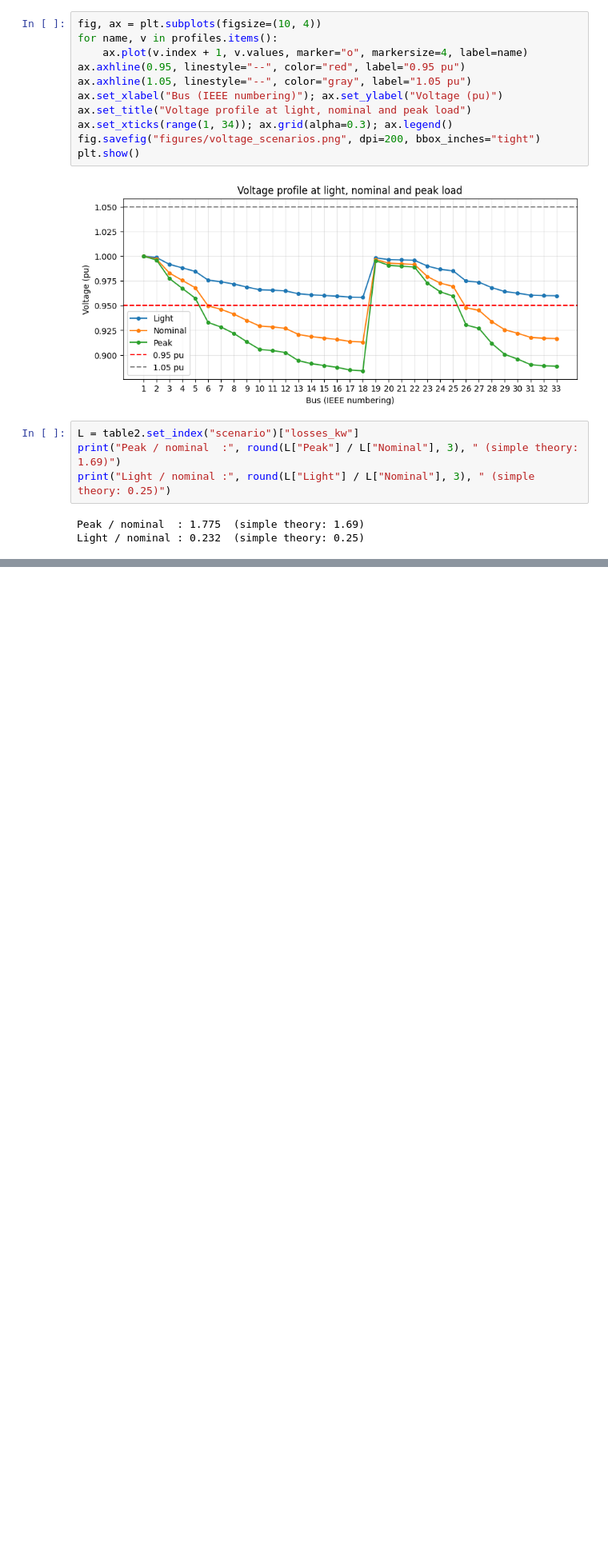
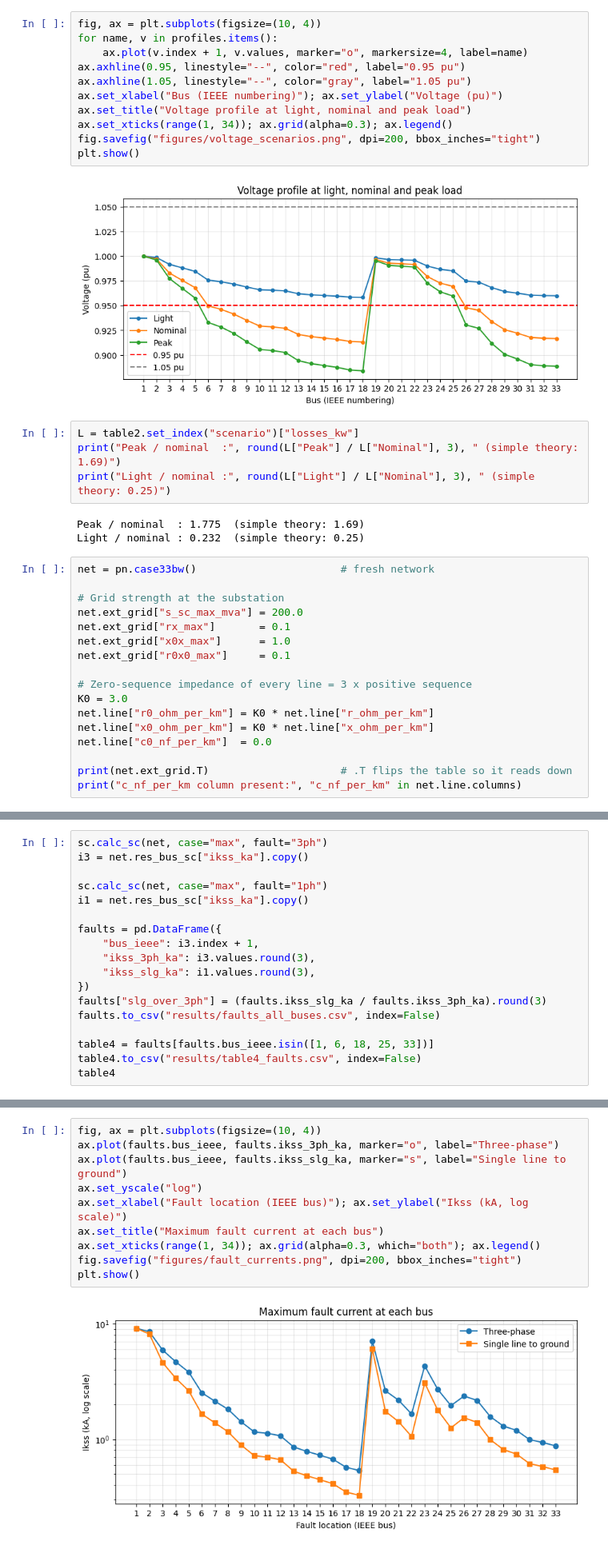
Before and after one commit to yilunge6-cyber/p6-ieee33-loadflow, a Jupyter notebook: notebooks/p6_analysis.ipynb, the cells around one changed output, grey strips where cells are left out. Shown at 80% size. Cells and saved outputs as stored; diff of their text form; blank space fills up the shorter version.

Commit message:
Day 4: fault study

```diff
--- a/notebooks/p6_analysis.ipynb
+++ b/notebooks/p6_analysis.ipynb
@@ -202,3 +202,20 @@ print("Light / nominal :", round(L["Light"] / L["Nominal"], 3), " (simple theory
 # %% [output]
 Peak / nominal  : 1.775  (simple theory: 1.69)
 Light / nominal : 0.232  (simple theory: 0.25)
+# %%
+net = pn.case33bw()                       # fresh network
+
+# Grid strength at the substation
+net.ext_grid["s_sc_max_mva"] = 200.0
+net.ext_grid["rx_max"]       = 0.1
+net.ext_grid["x0x_max"]      = 1.0
+net.ext_grid["r0x0_max"]     = 0.1
+
+# Zero-sequence impedance of every line = 3 x positive sequence
+K0 = 3.0
+net.line["r0_ohm_per_km"] = K0 * net.line["r_ohm_per_km"]
+net.line["x0_ohm_per_km"] = K0 * net.line["x_ohm_per_km"]
+net.line["c0_nf_per_km"]  = 0.0
+
+print(net.ext_grid.T)                     # .T flips the table so it reads down
+print("c_nf_per_km column present:", "c_nf_per_km" in net.line.columns)
@@ -204,0 +239,18 @@ Light / nominal : 0.232  (simple theory: 0.25)
+# %%
+sc.calc_sc(net, case="max", fault="3ph")
+i3 = net.res_bus_sc["ikss_ka"].copy()
+
+sc.calc_sc(net, case="max", fault="1ph")
+i1 = net.res_bus_sc["ikss_ka"].copy()
+
+faults = pd.DataFrame({
+    "bus_ieee": i3.index + 1,
+    "ikss_3ph_ka": i3.values.round(3),
+    "ikss_slg_ka": i1.values.round(3),
+})
+faults["slg_over_3ph"] = (faults.ikss_slg_ka / faults.ikss_3ph_ka).round(3)
+faults.to_csv("results/faults_all_buses.csv", index=False)
+
+table4 = faults[faults.bus_ieee.isin([1, 6, 18, 25, 33])]
+table4.to_csv("results/table4_faults.csv", index=False)
+table4
@@ -204,0 +264,12 @@ Light / nominal : 0.232  (simple theory: 0.25)
+# %%
+fig, ax = plt.subplots(figsize=(10, 4))
+ax.plot(faults.bus_ieee, faults.ikss_3ph_ka, marker="o", label="Three-phase")
+ax.plot(faults.bus_ieee, faults.ikss_slg_ka, marker="s", label="Single line to ground")
+ax.set_yscale("log")
+ax.set_xlabel("Fault location (IEEE bus)"); ax.set_ylabel("Ikss (kA, log scale)")
+ax.set_title("Maximum fault current at each bus")
+ax.set_xticks(range(1, 34)); ax.grid(alpha=0.3, which="both"); ax.legend()
+fig.savefig("figures/fault_currents.png", dpi=200, bbox_inches="tight")
+plt.show()
+# %% [output]
+[figure, added]
```
Also changed, not shown: parts of 2 cells of this notebook.
